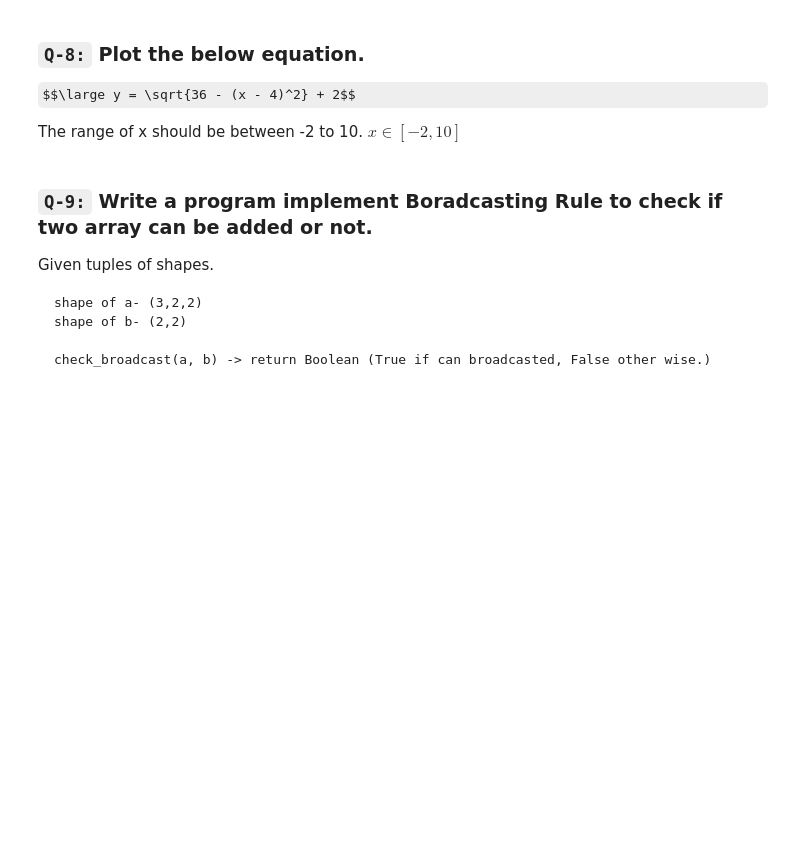
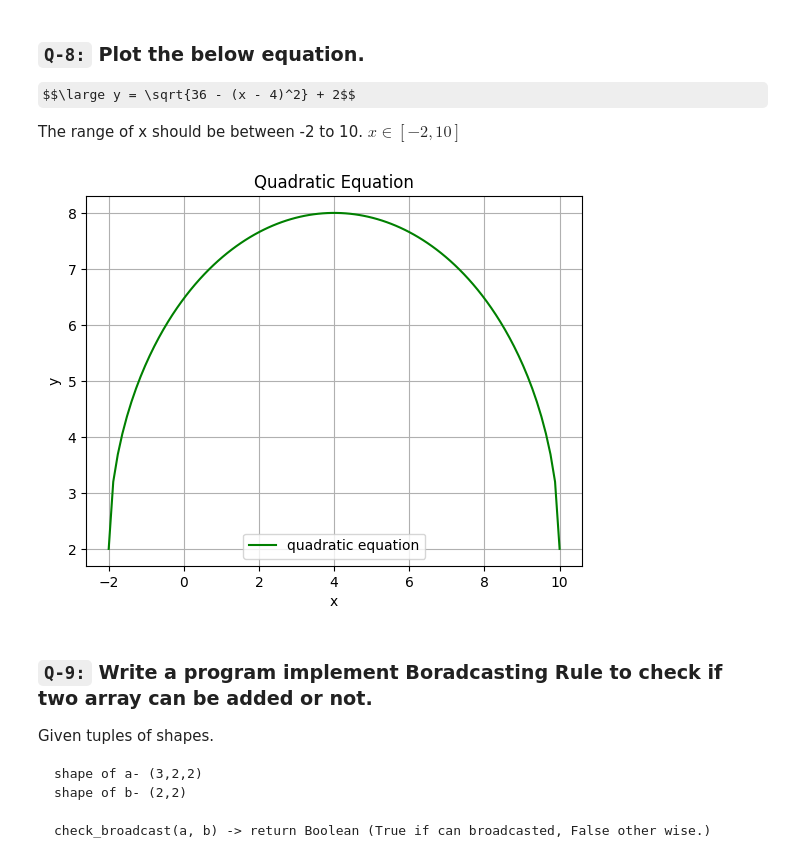
Before and after one commit to Rajatsingh900k/data-science-by-campusX, a Jupyter notebook: Numpy/Solution of tasks/72. Task 14 FREE.ipynb, the cells around one changed output. Drawn from its saved outputs; the diff is of its cells as text; code cells hidden in the pictures; some formulas as TeX source; blank space fills up the shorter version.

```diff
--- a/Numpy/Solution of tasks/72. Task 14 FREE.ipynb
+++ b/Numpy/Solution of tasks/72. Task 14 FREE.ipynb
@@ -112,3 +183,16 @@ The range of x should be between -2 to 10. $x ∈ [-2, 10]$
+# %%
+# code here
+x=np.linspace(-2,10,100)
+y=np.sqrt(36-((x-4)**2))+2
+plt.plot(x,y, label="quadratic equation", color="green")
+plt.title('Quadratic Equation')
+plt.xlabel('x')
+plt.ylabel('y')
+plt.grid(True)
+plt.legend()
+plt.show()
+# %% [output]
+[figure, added]
 # %% [markdown]
 ### `Q-9:` Write a program implement Boradcasting Rule to check if two array can be added or not.
 Given tuples of shapes.
```
Also changed, not shown: parts of 12 cells of this notebook.
